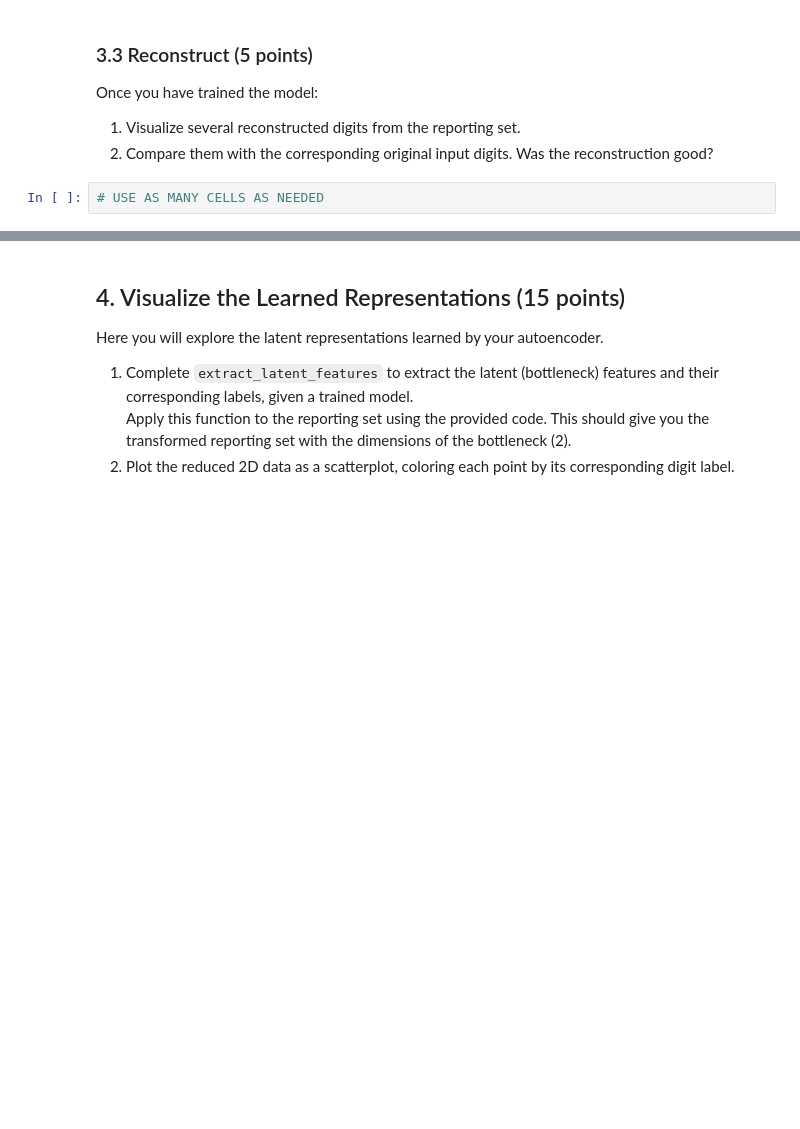
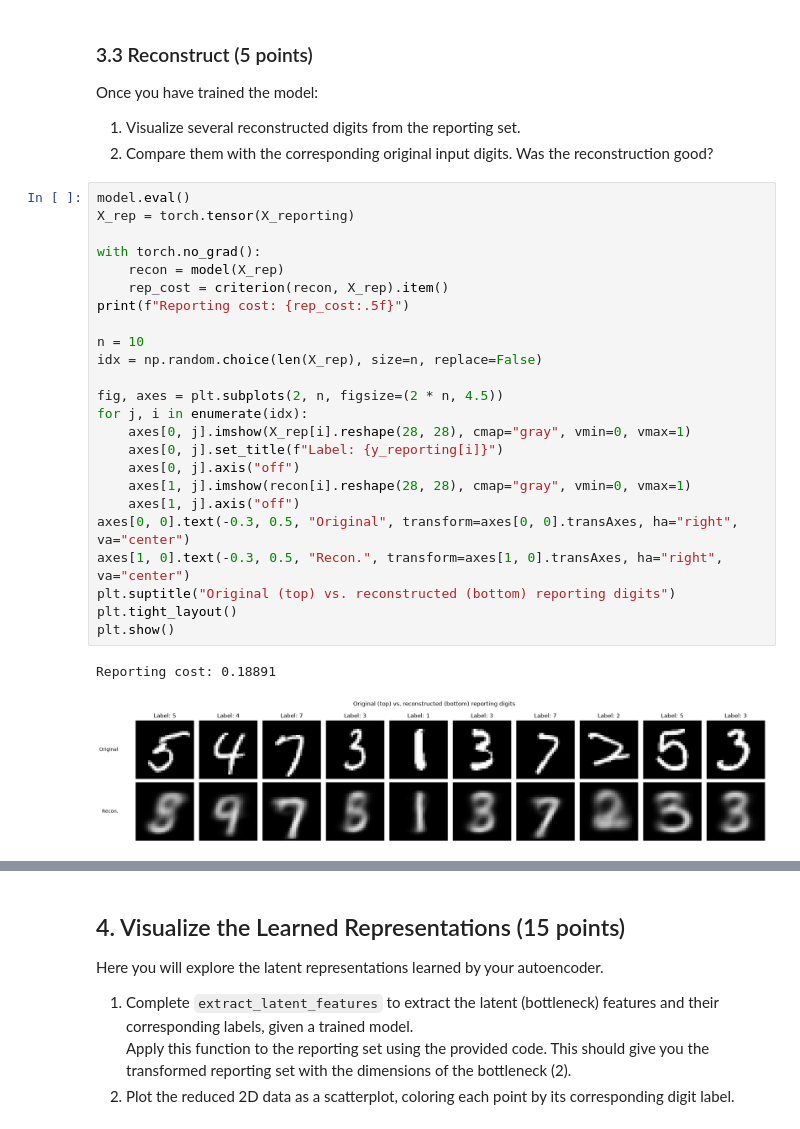
Before and after one commit to yxf9tv/lab-06-autoencoders, a Jupyter notebook: 06-autoencoders.ipynb, the cells around one changed output, grey strips where cells are left out. Drawn from its saved outputs; the diff is of its cells as text; blank space fills up the shorter version.

```diff
--- a/06-autoencoders.ipynb
+++ b/06-autoencoders.ipynb
@@ -274,5 +331,30 @@ Once you have trained the model:
 
 1. Visualize several reconstructed digits from the reporting set.
 2. Compare them with the corresponding original input digits. Was the reconstruction good?
-# %%
-# USE AS MANY CELLS AS NEEDED
+# %%
+model.eval()
+X_rep = torch.tensor(X_reporting)
+
+with torch.no_grad():
+    recon = model(X_rep)
+    rep_cost = criterion(recon, X_rep).item()
+print(f"Reporting cost: {rep_cost:.5f}")
+
+n = 10
+idx = np.random.choice(len(X_rep), size=n, replace=False)
+
+fig, axes = plt.subplots(2, n, figsize=(2 * n, 4.5))
+for j, i in enumerate(idx):
+    axes[0, j].imshow(X_rep[i].reshape(28, 28), cmap="gray", vmin=0, vmax=1)
+    axes[0, j].set_title(f"Label: {y_reporting[i]}")
+    axes[0, j].axis("off")
+    axes[1, j].imshow(recon[i].reshape(28, 28), cmap="gray", vmin=0, vmax=1)
+    axes[1, j].axis("off")
+axes[0, 0].text(-0.3, 0.5, "Original", transform=axes[0, 0].transAxes, ha="right", va="center")
+axes[1, 0].text(-0.3, 0.5, "Recon.", transform=axes[1, 0].transAxes, ha="right", va="center")
+plt.suptitle("Original (top) vs. reconstructed (bottom) reporting digits")
+plt.tight_layout()
+plt.show()
+# %% [output]
+Reporting cost: 0.18891
+[figure, added]
```
Also changed, not shown: parts of 19 cells of this notebook.
